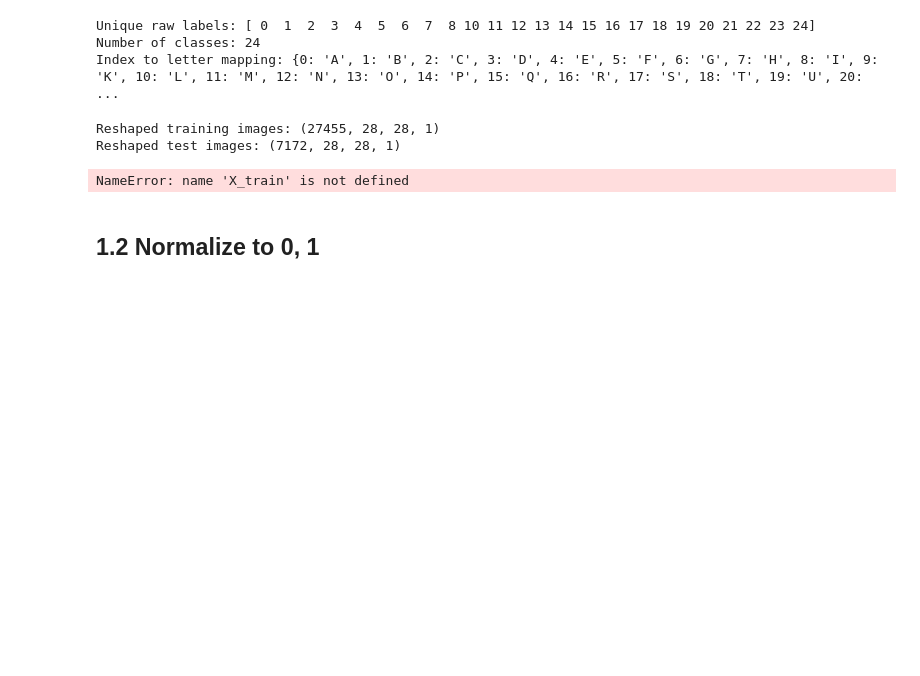
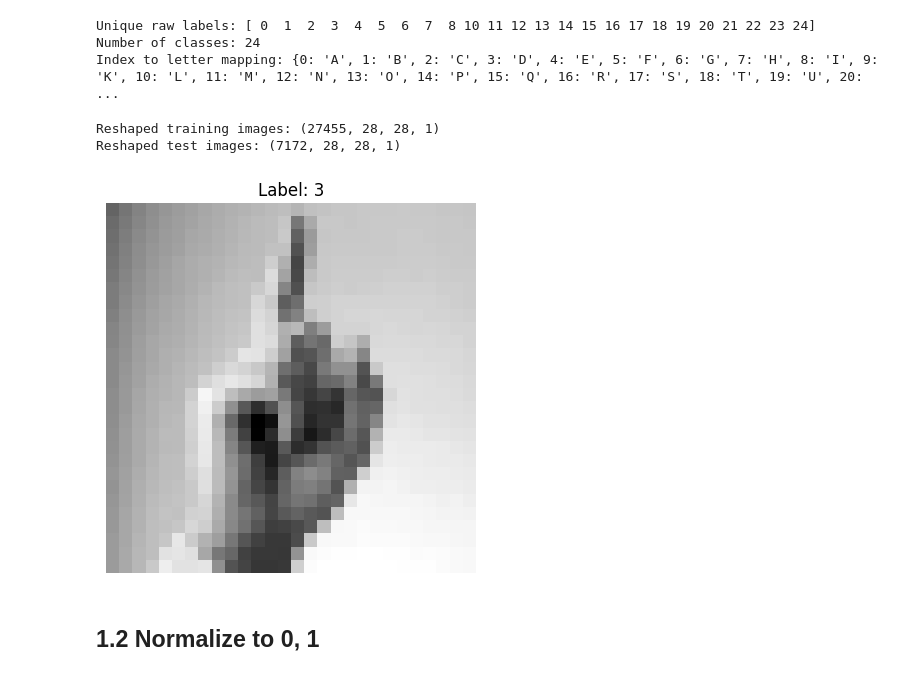
Before and after one commit to CuongMe/CSCU9M6---30065980, a Jupyter notebook: CSCU9M6-30065980.ipynb, the cells around one changed output. Cells and saved outputs as stored; diff of their text form; code cells hidden in the pictures; blank space fills up the shorter version.

```diff
--- a/CSCU9M6-30065980.ipynb
+++ b/CSCU9M6-30065980.ipynb
@@ -126,12 +150,12 @@ Reshaped test images: (7172, 28, 28, 1)
 # %%
 import matplotlib.pyplot as plt
 
-plt.imshow(X_train[0].reshape(28, 28), cmap="gray")
-plt.title(f"Label: {y_train[0]}")
+plt.imshow(X_train_full[0].reshape(28, 28), cmap="gray")
+plt.title(f"Label: {y_train_full[0]}")
 plt.axis("off")
 plt.show()
 # %% [output]
-NameError: name 'X_train' is not defined
+[figure, added]
 # %% [markdown]
 ## 1.2 Normalize to 0, 1
 # %%
```
Also changed, not shown: parts of 9 cells of this notebook.
